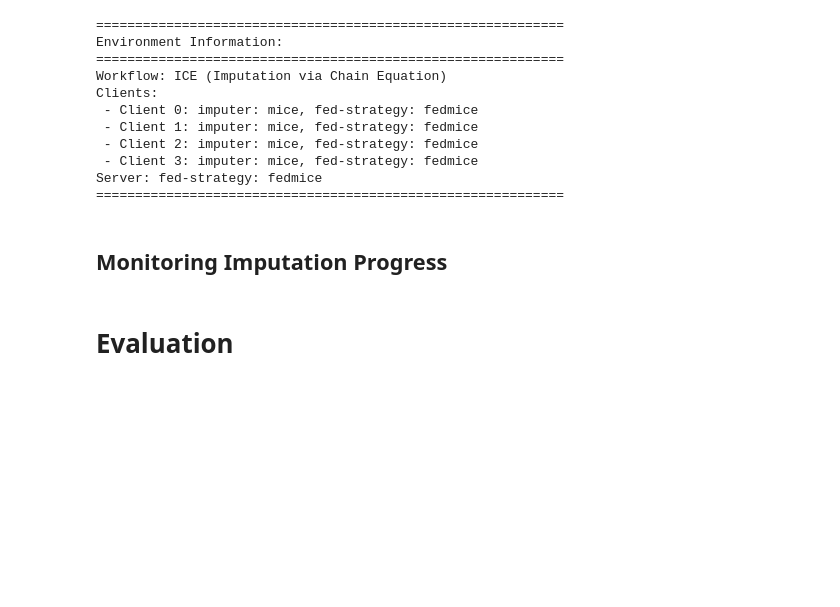
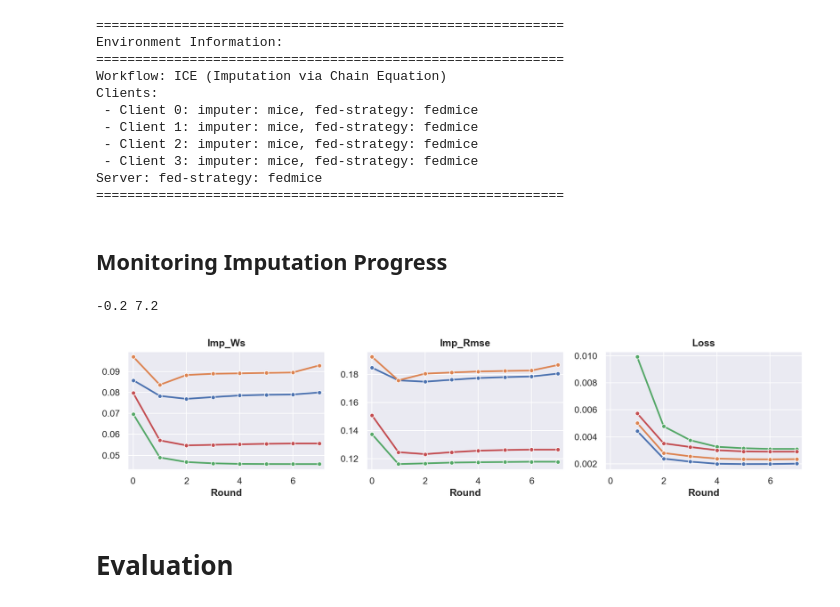
Before and after one commit to idsla/FedImpute, a Jupyter notebook: tutorials/basic_usage.ipynb, the cells around one changed output. Saved outputs shown, nothing was run; the diff lists cells and outputs as text; code cells hidden in the pictures; blank space fills up the shorter version.

```diff
--- a/tutorials/basic_usage.ipynb
+++ b/tutorials/basic_usage.ipynb
@@ -185,6 +171,11 @@ Server: fed-strategy: fedmice
 ============================================================
 # %% [markdown]
 ## Monitoring Imputation Progress
+# %%
+env.tracker.visualize_imputation_process()
+# %% [output]
+-0.2 7.2
+[figure, added]
 # %% [markdown]
 # Evaluation
 # %% [markdown]
```
Also changed, not shown: parts of 1 cell of this notebook, 15 other files.
